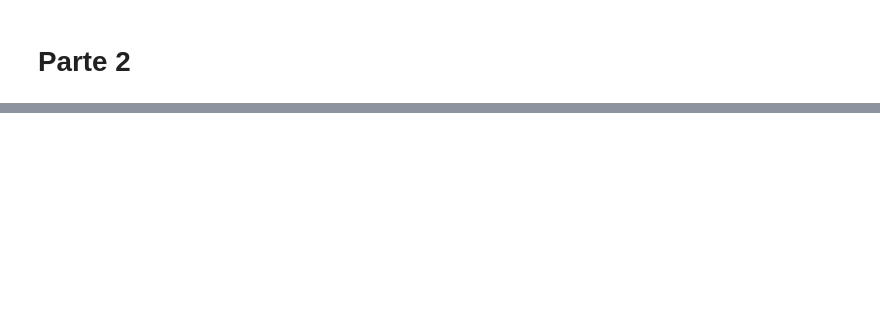
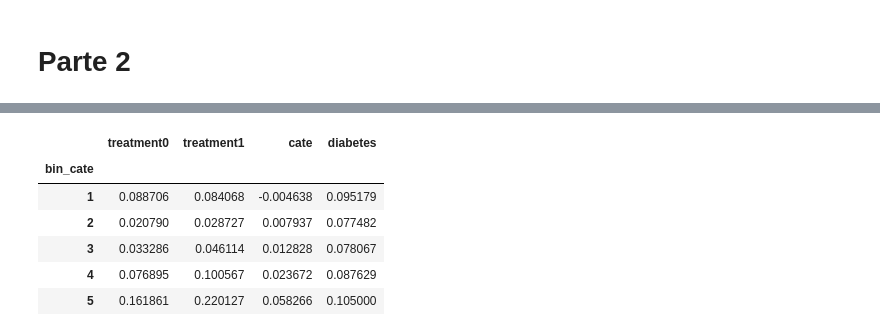
Before and after one commit to Rolando1708/Analisis_de_Aprendizaje_Estadistico, a Jupyter notebook: Parcial 4/ExamenP4.ipynb, the cells around one changed output, grey strips where cells are left out. Cells and saved outputs as stored; diff of their text form; code cells hidden in the pictures; blank space fills up the shorter version.

```diff
--- a/Parcial 4/ExamenP4.ipynb
+++ b/Parcial 4/ExamenP4.ipynb
@@ -288,0 +389,14 @@ plt.show()
+# %%
+model_t0 = LGBMClassifier(
+    num_iterations=10000,
+    num_leaves=10,
+    learning_rate=0.1,
+    max_depth=6,
+    lambda_l2=0.1,
+    subsample=0.5,
+    feature_fraction=0.8,
+    verbosity=-1,
+    metric='auc'
+)
+
+model_t0.fit(X_train_smoking0, y_train_smoking0, eval_set=[(X_train_smoking0, y_train_smoking0), (X_test_smoking0, y_test_smoking0)], callbacks=[early_stopping(20)])
@@ -288,0 +410,14 @@ plt.show()
+# %%
+model_t1 = LGBMClassifier(
+    num_iterations=10000,
+    num_leaves=10,
+    learning_rate=0.1,
+    max_depth=6,
+    lambda_l2=0.1,
+    subsample=0.5,
+    feature_fraction=0.8,
+    verbosity=-1,
+    metric='auc'
+)
+
+model_t1.fit(X_train_smoking1, y_train_smoking1, eval_set=[(X_train_smoking1, y_train_smoking1), (X_test_smoking1, y_test_smoking1)], callbacks=[early_stopping(20)])
@@ -288,0 +431,21 @@ plt.show()
+# %%
+todos = X_test.copy()
+todos = todos[X_train_smoking0.keys()]
+
+df_cate = pd.DataFrame({
+    'treatment0': model_t0.predict_proba(todos)[:,1],
+    'treatment1': model_t1.predict_proba(todos)[:,1],
+})
+# %%
+df_cate['cate'] = df_cate['treatment1'] - df_cate['treatment0']
+df_cate['bin_cate'] = pd.qcut(df_cate['cate'], q=5, labels=False) + 1
+df_cate['diabetes'] = y_test
+df_cate.groupby('bin_cate').mean()
+# %% [output]
+|  | treatment0 | treatment1 | cate | diabetes |
+| bin_cate |  |  |  |  |
+| 1 | 0.088706 | 0.084068 | -0.004638 | 0.095179 |
+| 2 | 0.020790 | 0.028727 | 0.007937 | 0.077482 |
+| 3 | 0.033286 | 0.046114 | 0.012828 | 0.078067 |
+| 4 | 0.076895 | 0.100567 | 0.023672 | 0.087629 |
+| 5 | 0.161861 | 0.220127 | 0.058266 | 0.105000 |
```
Also changed, not shown: parts of 32 cells of this notebook.
